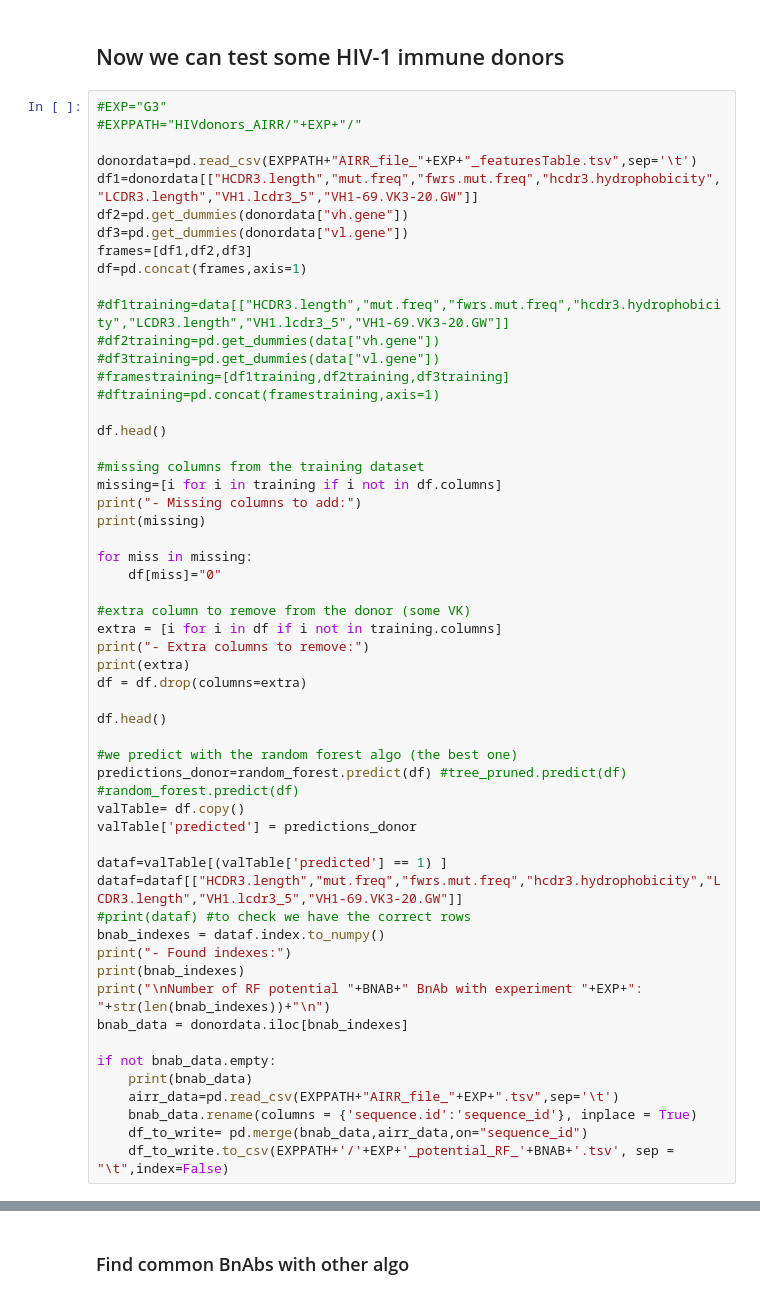
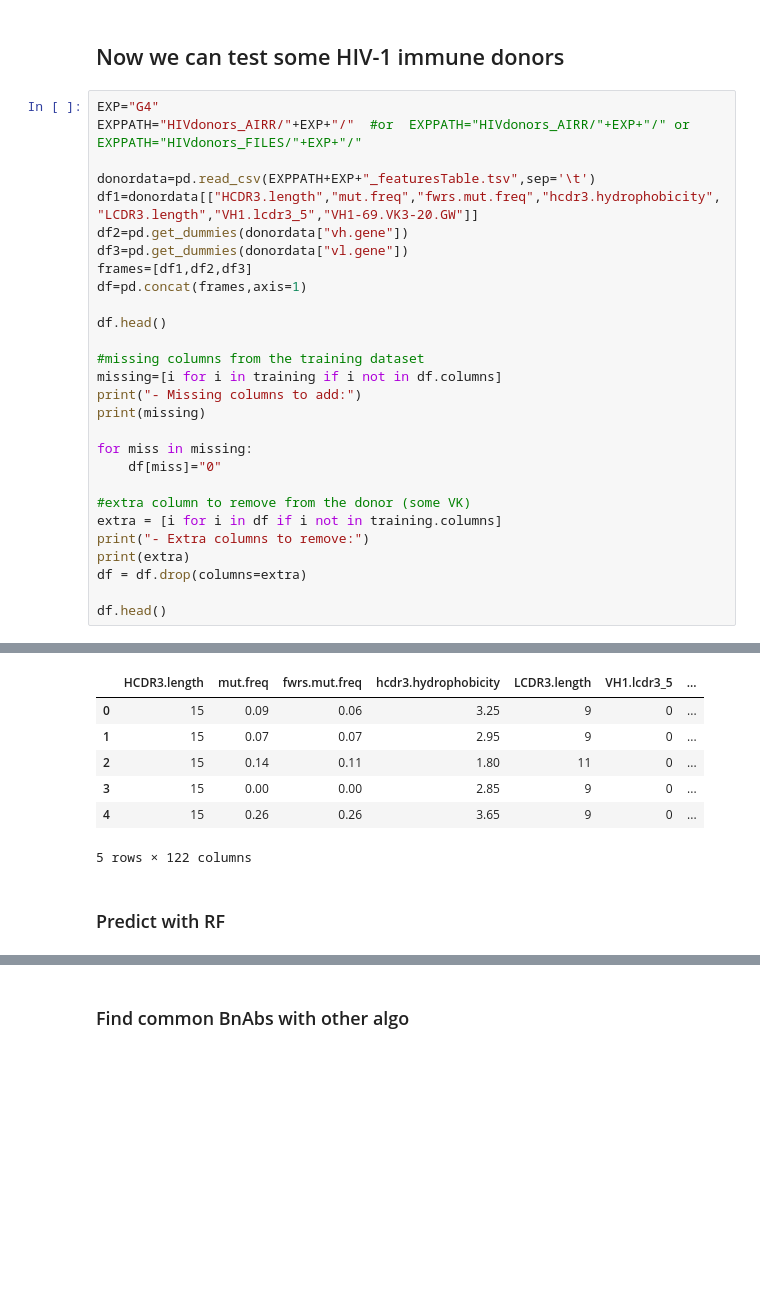
Before and after one commit to MathildeFogPerez/manuscript-bnab-foglierini, a Jupyter notebook: DecisionTree_RandomForest_PUB.ipynb, the cells around one changed output, grey strips where cells are left out. Saved outputs shown, nothing was run; the diff lists cells and outputs as text; blank space fills up the shorter version.

```diff
--- a/DecisionTree_RandomForest_PUB.ipynb
+++ b/DecisionTree_RandomForest_PUB.ipynb
@@ -1016,21 +1016,15 @@ random_forest   gp120_CD4BS     1       entropy 1.0     None    7       0
 # %% [markdown]
 ## Now we can test some HIV-1 immune donors
 # %%
-#EXP="G3"
-#EXPPATH="HIVdonors_AIRR/"+EXP+"/"
+EXP="G4"
+EXPPATH="HIVdonors_AIRR/"+EXP+"/"  #or  EXPPATH="HIVdonors_AIRR/"+EXP+"/" or EXPPATH="HIVdonors_FILES/"+EXP+"/"
 
-donordata=pd.read_csv(EXPPATH+"AIRR_file_"+EXP+"_featuresTable.tsv",sep='\t')
+donordata=pd.read_csv(EXPPATH+EXP+"_featuresTable.tsv",sep='\t')
 df1=donordata[["HCDR3.length","mut.freq","fwrs.mut.freq","hcdr3.hydrophobicity","LCDR3.length","VH1.lcdr3_5","VH1-69.VK3-20.GW"]]
 df2=pd.get_dummies(donordata["vh.gene"])
 df3=pd.get_dummies(donordata["vl.gene"])
 frames=[df1,df2,df3]
 df=pd.concat(frames,axis=1)
-
-#df1training=data[["HCDR3.length","mut.freq","fwrs.mut.freq","hcdr3.hydrophobicity","LCDR3.length","VH1.lcdr3_5","VH1-69.VK3-20.GW"]]
-#df2training=pd.get_dummies(data["vh.gene"])
-#df3training=pd.get_dummies(data["vl.gene"])
-#framestraining=[df1training,df2training,df3training]
-#dftraining=pd.concat(framestraining,axis=1)
 
 df.head()
 
@@ -1049,26 +1043,5 @@ print(extra)
 df = df.drop(columns=extra)
 
 df.head()
-
-#we predict with the random forest algo (the best one)
-predictions_donor=random_forest.predict(df) #tree_pruned.predict(df) #random_forest.predict(df)
-valTable= df.copy()
-valTable['predicted'] = predictions_donor
-
-dataf=valTable[(valTable['predicted'] == 1) ]
-dataf=dataf[["HCDR3.length","mut.freq","fwrs.mut.freq","hcdr3.hydrophobicity","LCDR3.length","VH1.lcdr3_5","VH1-69.VK3-20.GW"]]
-#print(dataf) #to check we have the correct rows
-bnab_indexes = dataf.index.to_numpy()
-print("- Found indexes:")
-print(bnab_indexes)
-print("\nNumber of RF potential "+BNAB+" BnAb with experiment "+EXP+": "+str(len(bnab_indexes))+"\n")
-bnab_data = donordata.iloc[bnab_indexes]
-
-if not bnab_data.empty:
-    print(bnab_data)
-    airr_data=pd.read_csv(EXPPATH+"AIRR_file_"+EXP+".tsv",sep='\t')
-    bnab_data.rename(columns = {'sequence.id':'sequence_id'}, inplace = True)
-    df_to_write= pd.merge(bnab_data,airr_data,on="sequence_id")
-    df_to_write.to_csv(EXPPATH+'/'+EXP+'_potential_RF_'+BNAB+'.tsv', sep = "\t",index=False)
 # %% [output]
 - Missing columns to add:
@@ -1081,0 +1051,9 @@ Number of RF potential gp120_CD4BS BnAb with experiment G3: 0
+|  | HCDR3.length | mut.freq | fwrs.mut.freq | hcdr3.hydrophobicity | LCDR3.length | VH1.lcdr3_5 | ... |
+| 0 | 15 | 0.09 | 0.06 | 3.25 | 9 | 0 | ... |
+| 1 | 15 | 0.07 | 0.07 | 2.95 | 9 | 0 | ... |
+| 2 | 15 | 0.14 | 0.11 | 1.80 | 11 | 0 | ... |
+| 3 | 15 | 0.00 | 0.00 | 2.85 | 9 | 0 | ... |
+| 4 | 15 | 0.26 | 0.26 | 3.65 | 9 | 0 | ... |
+5 rows × 122 columns
+# %% [markdown]
+### Predict with RF
```
Also changed, not shown: parts of 6 cells of this notebook, 8 other files.
